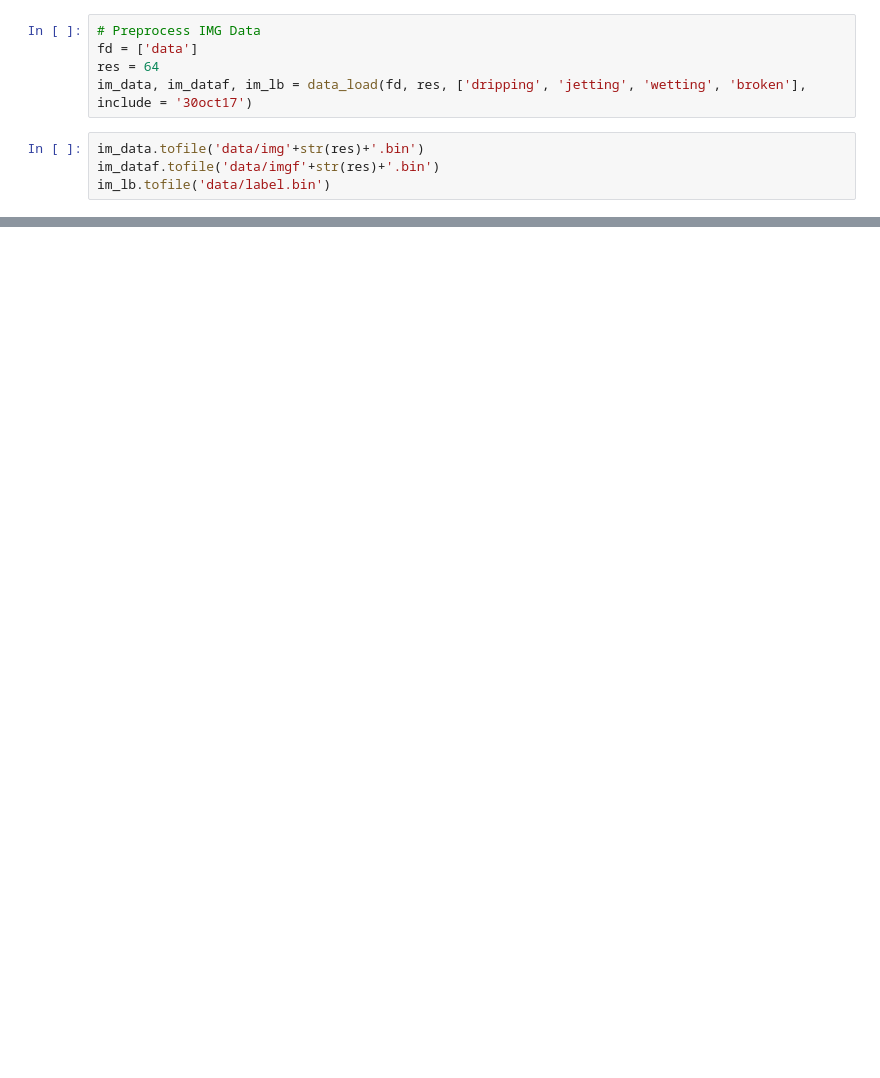
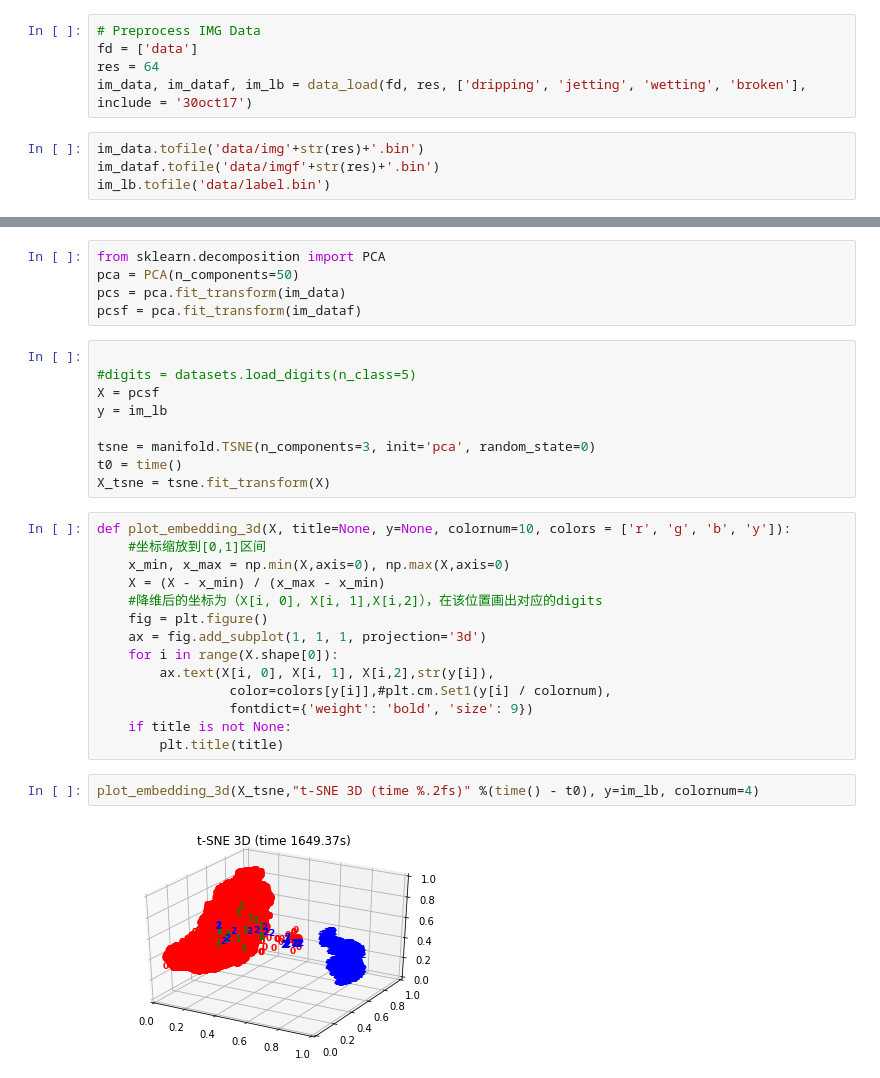
Before and after one commit to orpheus92/DSSI, a Jupyter notebook: Tsne.ipynb, the cells around one changed output, grey strips where cells are left out. Saved outputs shown, nothing was run; the diff lists cells and outputs as text; blank space fills up the shorter version.

```diff
--- a/Tsne.ipynb
+++ b/Tsne.ipynb
@@ -97,0 +188,32 @@ array([[-19.74771186,  -2.55005334,  12.68803787, ...,  21.08007406,
+# %%
+from sklearn.decomposition import PCA
+pca = PCA(n_components=50)
+pcs = pca.fit_transform(im_data)
+pcsf = pca.fit_transform(im_dataf)
+# %%
+
+#digits = datasets.load_digits(n_class=5)
+X = pcsf
+y = im_lb
+
+tsne = manifold.TSNE(n_components=3, init='pca', random_state=0)
+t0 = time()
+X_tsne = tsne.fit_transform(X)
+# %%
+def plot_embedding_3d(X, title=None, y=None, colornum=10, colors = ['r', 'g', 'b', 'y']):
+    #坐标缩放到[0,1]区间
+    x_min, x_max = np.min(X,axis=0), np.max(X,axis=0)
+    X = (X - x_min) / (x_max - x_min)
+    #降维后的坐标为（X[i, 0], X[i, 1],X[i,2]），在该位置画出对应的digits
+    fig = plt.figure()
+    ax = fig.add_subplot(1, 1, 1, projection='3d')
+    for i in range(X.shape[0]):
+        ax.text(X[i, 0], X[i, 1], X[i,2],str(y[i]),
+                 color=colors[y[i]],#plt.cm.Set1(y[i] / colornum),
+                 fontdict={'weight': 'bold', 'size': 9})
+    if title is not None:
+        plt.title(title)
+# %%
+plot_embedding_3d(X_tsne,"t-SNE 3D (time %.2fs)" %(time() - t0), y=im_lb, colornum=4)
+# %% [output]
+[figure, added]
```
Also changed, not shown: parts of 11 cells of this notebook, 2 other files.
